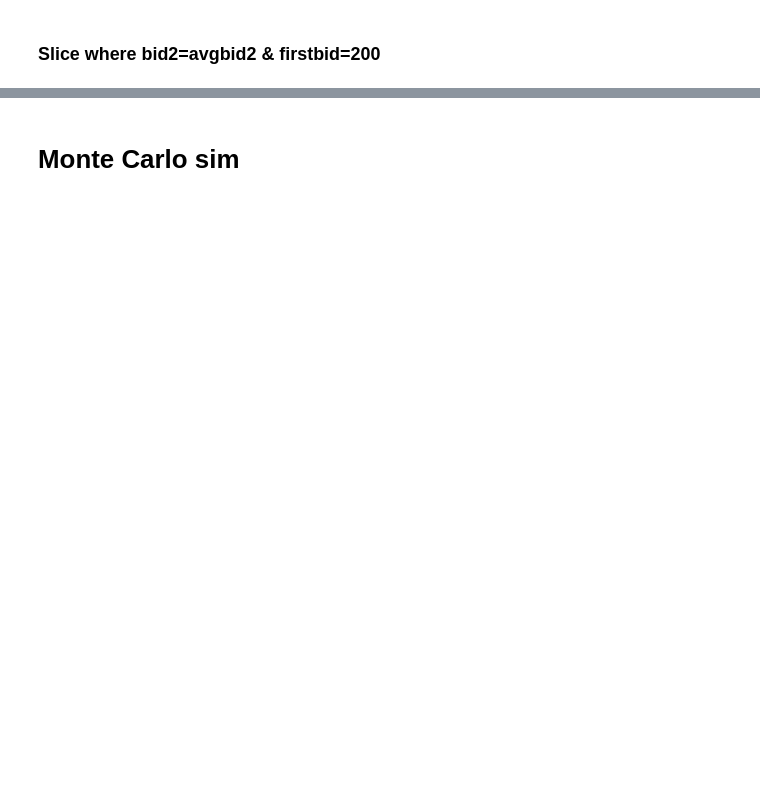
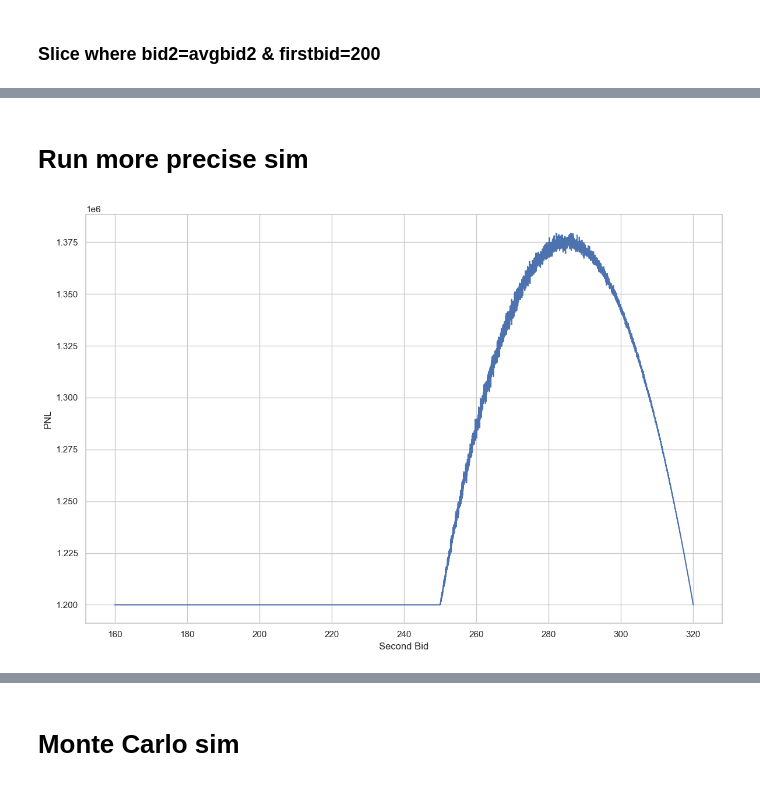
Before and after one commit to chrispyroberts/imc-prosperity-3, a Jupyter notebook: ROUND 3/manualn.ipynb, the cells around one changed output, grey strips where cells are left out. Drawn from its saved outputs; the diff is of its cells as text; code cells hidden in the pictures; blank space fills up the shorter version.

```diff
--- a/ROUND 3/manualn.ipynb
+++ b/ROUND 3/manualn.ipynb
@@ -237,0 +245,48 @@ plt.show()
+# %% [markdown]
+# Run more precise sim
+# %%
+# === Simulation Parameters ===
+N_TURTLES = 20000
+N_SIMULATIONS = 10000 # ^2 in this scenario
+
+second_bids = np.linspace(160, 320, N_SIMULATIONS)
+
+# === Monte Carlo Simulation ===
+results = []
+for sim_1 in tqdm(range(N_SIMULATIONS), desc="Simulating"):
+        reserve_prices = sample_reserve_prices(N_TURTLES)
+        first_bid = 200
+        second_bid = second_bids[sim_1]
+
+        pnl = 0
+        for reserve in reserve_prices:
+            if first_bid >= reserve: # First bid wins
+                # if (first_bid>200 and first_bid<250): # Turtles dont trade
+                #     continue
+                pnl += 320 - first_bid
+
+            elif second_bid >= reserve: # Second bid wins
+                # if (second_bid>200 and second_bid<250): # Turtles dont trade
+                #     continue
+                pnl += (320 - second_bid)
+
+        results.append({
+            "second_bid": second_bid,
+            "Total PNL": pnl
+        })
+
+import matplotlib.pyplot as plt
+
+# Convert results to DataFrame
+df_results_2_opt = pd.DataFrame(results)
+
+# Plotting heatmap
+plt.figure(figsize=(12, 8))
+plt.xlabel("Second Bid")
+plt.ylabel("PNL")
+plt.plot(df_results_2_opt["second_bid"], df_results_2_opt["Total PNL"])
+plt.colorbar(heatmap, label="Total PNL")
+plt.tight_layout()
+plt.show()
+# %% [output]
+[figure, added]
```
Also changed, not shown: parts of 10 cells of this notebook.
